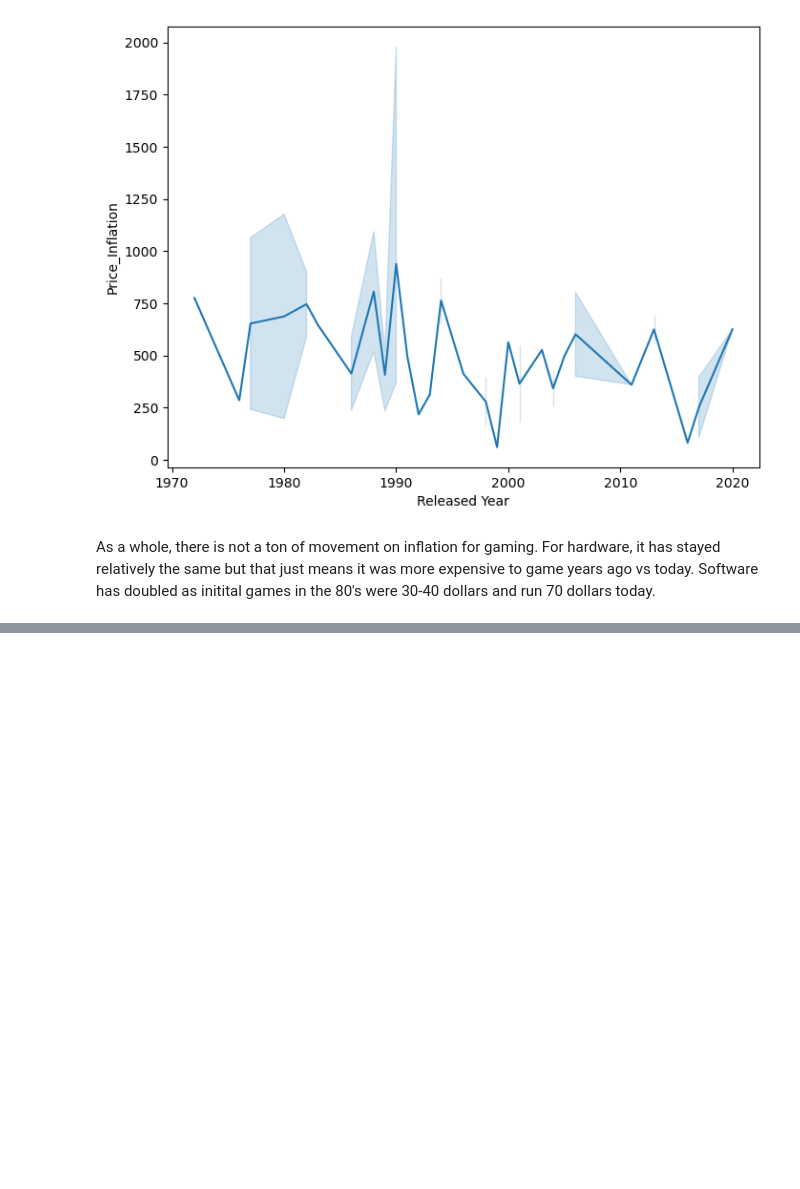
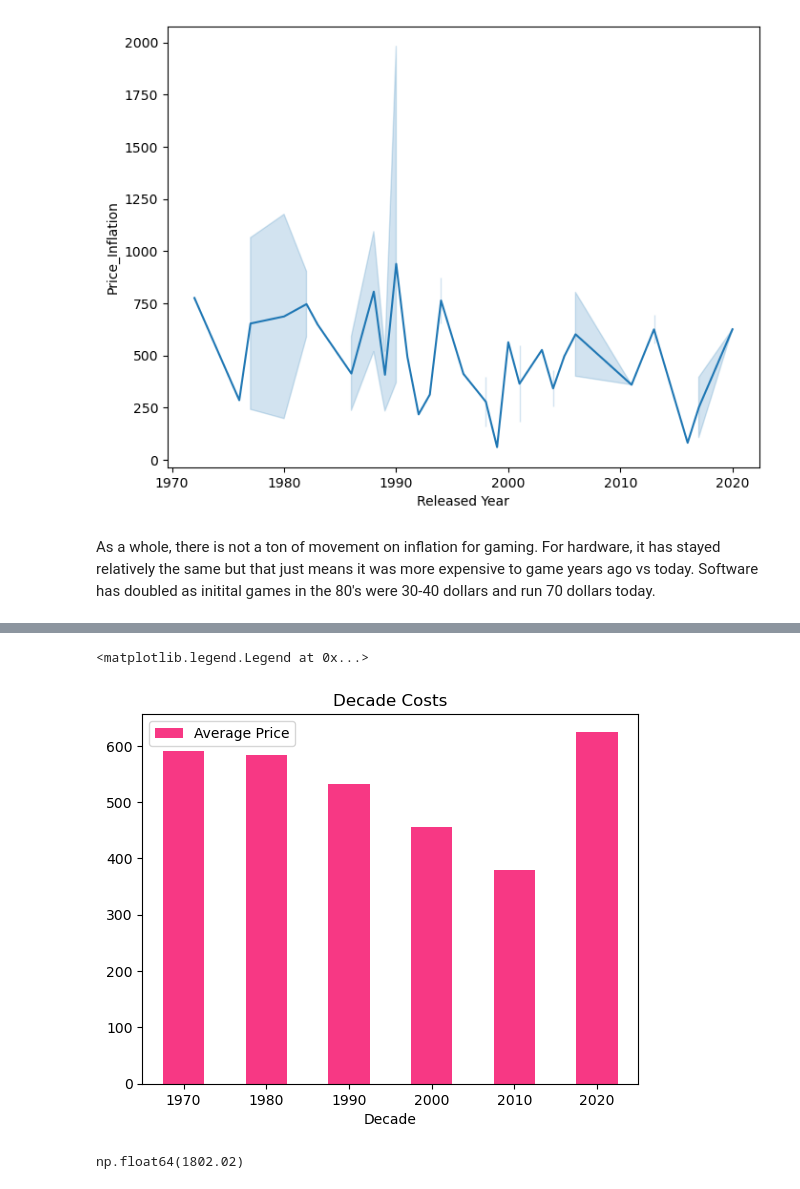
Before and after one commit to JCDevWiz/costsofgaming-capstone, a Jupyter notebook: Notebooks/Consoles.ipynb, the cells around one changed output, grey strips where cells are left out. Saved outputs shown, nothing was run; the diff lists cells and outputs as text; code cells hidden in the pictures; blank space fills up the shorter version.

```diff
--- a/Notebooks/Consoles.ipynb
+++ b/Notebooks/Consoles.ipynb
@@ -194,0 +225,10 @@ As a whole, there is not a ton of movement on inflation for gaming. For hardware
+# %%
+costs_by_decade = (consoles.groupby('Decade', as_index=False)['Price_Inflation'].mean().sort_values('Decade'))
+ax = costs_by_decade.plot(kind = 'bar', x='Decade', y='Price_Inflation', color = '#F73884')
+ax.ticklabel_format(style='plain', axis='y')
+ax.tick_params(axis='x', rotation=0)
+plt.title('Decade Costs')
+plt.legend(['Average Price'])
+# %% [output]
+<matplotlib.legend.Legend at 0x...>
+[figure, added]
@@ -194,0 +238,4 @@ As a whole, there is not a ton of movement on inflation for gaming. For hardware
+# %%
+consoles['Units sold (million)'].sum()
+# %% [output]
+np.float64(1802.02)
```
Also changed, not shown: parts of 10 cells of this notebook, 8 other files.
